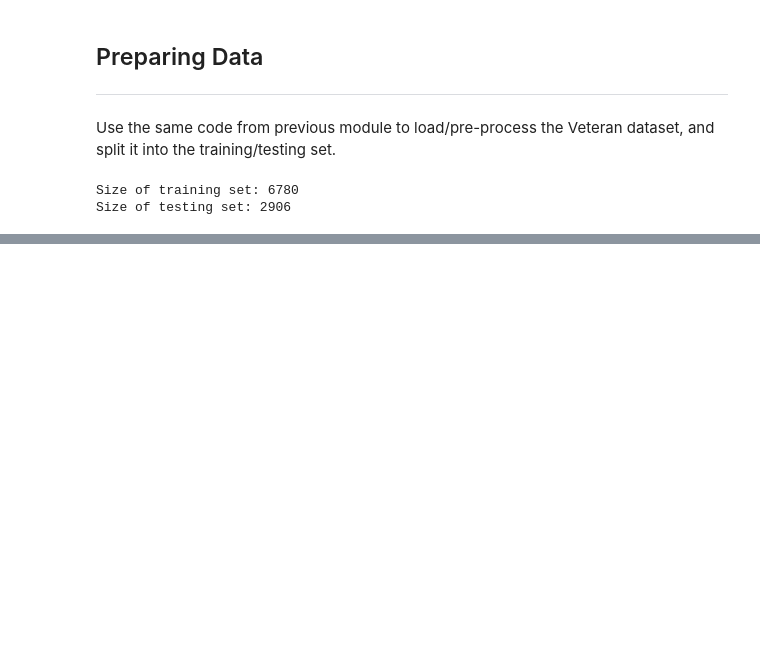
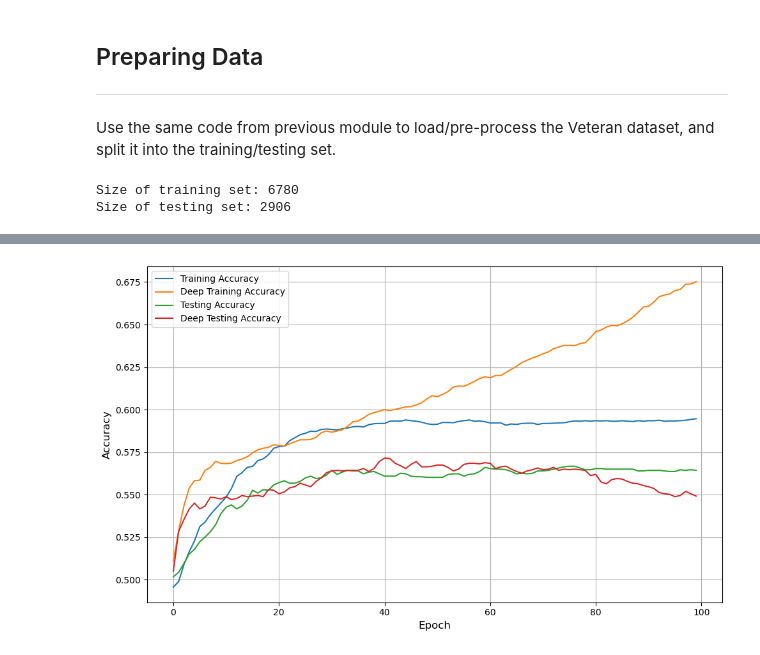
Before and after one commit to dmitrynovik/ml-module7, a Jupyter notebook: Module7-impl.ipynb, the cells around one changed output, grey strips where cells are left out. Drawn from its saved outputs; the diff is of its cells as text; code cells hidden in the pictures; blank space fills up the shorter version.

```diff
--- a/Module7-impl.ipynb
+++ b/Module7-impl.ipynb
@@ -71,0 +158,31 @@ Size of testing set: 2906
+# %%
+def train_predict_model(model, n_epochs, lr, X_train, y_train, X_test, y_test):
+    # train the model
+    loss_fn   = nn.BCELoss()  # binary cross entropy
+    optimizer = optim.Adam(model.parameters(), lr=lr)
+    count = sum(p.numel() for p in model.parameters() if p.requires_grad)
+    print(f"The model has {count:,} trainable parameters")
+
+    train_acc_history = []
+    test_acc_history = []
+    for i in range(n_epochs):
+        y_pred = model(X_train)
+        loss = loss_fn(y_pred, y_train)
+        optimizer.zero_grad()
+        loss.backward()
+        optimizer.step()
+        with torch.no_grad():
+            train_pred = model(X_train)
+            train_pred = (train_pred >= 0.5).float()
+            train_acc = accuracy_score(y_train, train_pred)
+            test_pred = model(X_test)
+            test_pred = (test_pred >= 0.5).float()
+            test_acc = accuracy_score(y_test, test_pred)
+        if (i % 1) == 0:
+            print(f"Epoch {i+1}: Train Accuracy: {train_acc} Test Accuracy: {test_acc}")
+        train_acc_history.append(train_acc)
+        test_acc_history.append(test_acc)
+    return train_acc_history, test_acc_history
+# %%
+model_train_acc, model_test_acc = train_predict_model(model, n_epochs, lr,X_train, y_train, X_test, y_test)
+deep_model_train_acc, deep_model_test_acc = train_predict_model(deep_model, n_epochs, lr,X_train, y_train, X_test, y_test)
@@ -71,0 +207,15 @@ Size of testing set: 2906
+# %%
+import matplotlib.pyplot as plt
+plt.figure(figsize=(10, 6))
+plt.xlabel("Epoch", size=12)
+plt.ylabel("Accuracy", size=12)
+plt.plot(model_train_acc, label="Training Accuracy")
+plt.plot(deep_model_train_acc, label="Deep Training Accuracy")
+plt.plot(model_test_acc, label="Testing Accuracy")
+plt.plot(deep_model_test_acc, label="Deep Testing Accuracy")
+plt.grid()
+plt.legend(fontsize=10)
+plt.tight_layout()
+plt.show()
+# %% [output]
+[figure, added]
```
Also changed, not shown: parts of 28 cells of this notebook, 1 other file.
